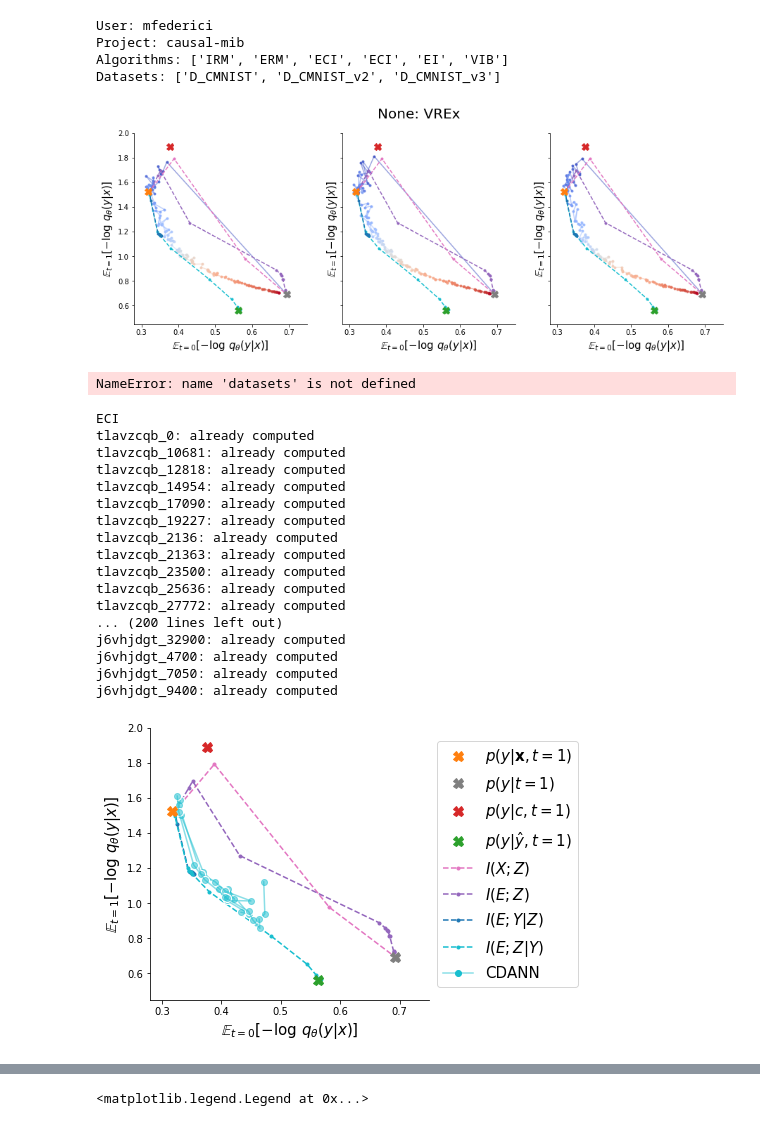
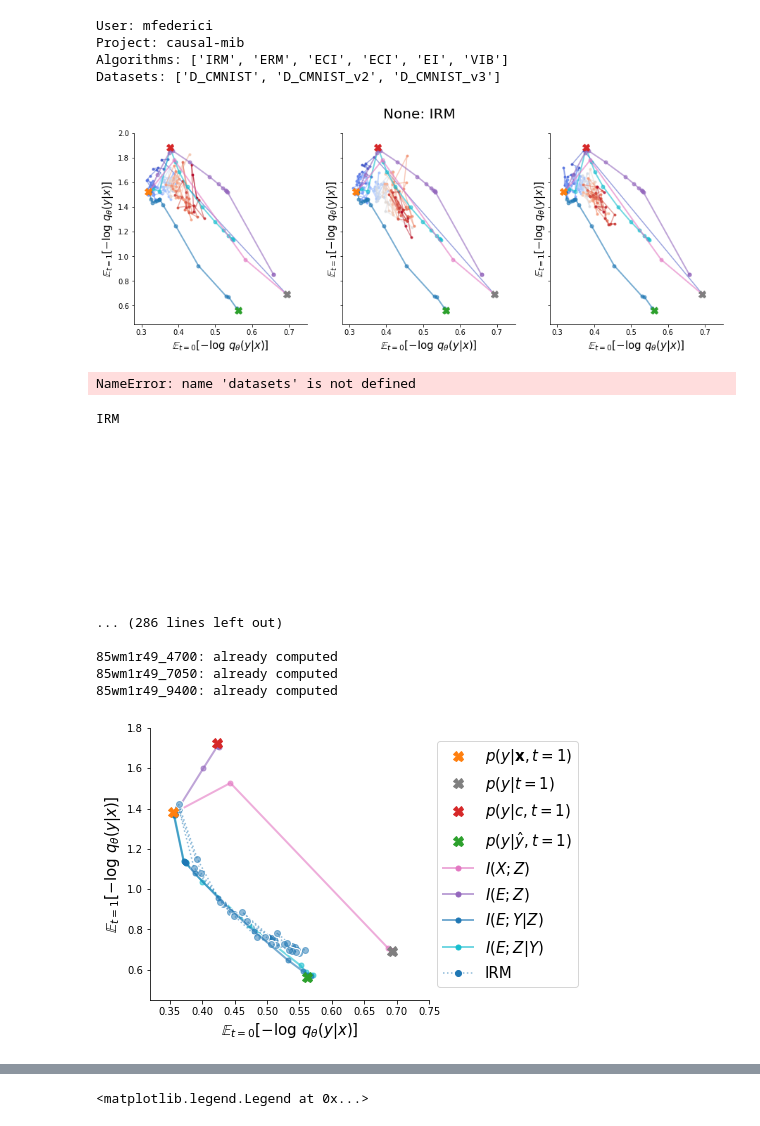
Before and after one commit to mfederici/JADE, a Jupyter notebook: results.ipynb, the cells around one changed output, grey strips where cells are left out. Cells and saved outputs as stored; diff of their text form; code cells hidden in the pictures.

Commit message:
Change in the IRM schedule

```diff
--- a/results.ipynb
+++ b/results.ipynb
@@ -266,8 +266,8 @@ process_run = {
 
 }
 # %%
-dataset = 'D_CMNIST_v2'
-algorithm = 'VREx'
+dataset = 'D_CMNIST_v3'
+algorithm = 'IRM'
 
 min_step = 0
 max_step = 30000
@@ -283,34 +283,34 @@ if len(runs)==1:
 sns.despine()
 
 f.suptitle('%s: %s'%(rm.get_name(dataset), rm.get_name(algorithm)), size=20)
 
 for j,run in enumerate(tqdm(runs)):
     #config_key = rm.algorithms_info[algorithm]['params']['beta']['config_key']
     #ax[j].set_title('$\\beta$= %f'%(run.config[config_key]))
 
     h = run.scan_history(min_step=min_step, max_step=max_step)
     data = [{'train':r['CE(train_t0)'],
                  'test':r['CE(test_t1)'],
                  'step': r['_step']} for r in h if 'CE(test_t1)' in r]
     run_data = pd.DataFrame(data)
     #process_run[dataset]['sample'](run,10000)
     colors = np.array([cmap(v/run_data['step'].values.max())
                        for v in run_data['step'].values[:len(run_data['step'].values)]])
 
 
     for i in range(len(colors)):
         ax[j].plot(run_data['train'][i], run_data['test'][i],'.',color=colors[i], alpha=0.8)
         ax[j].plot(run_data['train'][i:i+2], run_data['test'][i:i+2],'-',color=colors[i], alpha=0.5)
 
     decorate_plot(rm.datasets_info[dataset], rm.style_info, ax[j])
 
 
 
         #ax[j].set_title(run_name, fontsize=20)
 
 #ax[-1].legend(fontsize=12)
 # %% [output]
-[figure, old version]
+[figure, new version]
 # %%
 x = datasets['train_t0'][31]['x'].permute(1,2,0)
 im = torch.cat([x, x[:,:,0].unsqueeze(-1)*0],2).numpy().astype(np.float)
@@ -319,9 +319,9 @@ plt.axis('off')
 # %% [output]
 NameError: name 'datasets' is not defined
 # %%
-dataset = 'D_CMNIST_v2'
+dataset = 'D_CMNIST'
 
-max_iterations = 35000
+max_iterations = 40000
 
 recompute = False
 arch_filepath = 'definitions/architectures/CMNIST.py'
@@ -400,7 +400,7 @@ for algorithm in rm.get_algorithms(dataset):
 
             evaluation['rid'] = run.id
             evaluation['iterations'] = iteration
-            evaluation['beta'] = trainer.beta_scheduler(self.trainer)
+            #evaluation['beta'] = trainer.beta_scheduler(trainer.iteration)
 
             results.append(evaluation)
 
@@ -410,23 +410,23 @@ with open(data_filepath, 'w') as file:
 
 results = pd.DataFrame(results)
 # %% [output]
-ECI
-tlavzcqb_0: already computed
-tlavzcqb_10681: already computed
-tlavzcqb_12818: already computed
-tlavzcqb_14954: already computed
-tlavzcqb_17090: already computed
-tlavzcqb_19227: already computed
-tlavzcqb_2136: already computed
-tlavzcqb_21363: already computed
-tlavzcqb_23500: already computed
-tlavzcqb_25636: already computed
-tlavzcqb_27772: already computed
-... (200 lines left out)
-j6vhjdgt_32900: already computed
-j6vhjdgt_4700: already computed
-j6vhjdgt_7050: already computed
-j6vhjdgt_9400: already computed
+IRM
+
+
+
+
+
+
+
+
+
+
+
+... (286 lines left out)
+
+85wm1r49_4700: already computed
+85wm1r49_7050: already computed
+85wm1r49_9400: already computed
 # %%
 pd_r = pd.DataFrame(results)
 pd_r = pd_r.sort_values('iterations')
@@ -446,7 +446,8 @@ min_max = {
     'ECI': {'min': 4000, 'max': 25000},
     'EI': {'min': 4000, 'max': 25000},
     'VIB': {'min': 4000, 'max': 30000},
-    'VREx': {'min': 4000, 'max': 30000}
+    'VREx': {'min': 4000, 'max': 30000},
+     'IRM': {'min': 4000, 'max': 30000}
 }
 
 for rid in pd_r['rid'].unique():
@@ -458,7 +459,7 @@ for rid in pd_r['rid'].unique():
     params = rm.style_info[algorithm]['params']
     label = rm.style_info[algorithm]['name']
 
-    if label!='CDANN':# and label!='VIB' :
+    if label!='IRM':# and label!='VIB' :
         continue
 
     if label in legend_items:
@@ -494,7 +495,7 @@ for text in leg.get_texts():
     if label in replace_labels:
         text.set_text(replace_labels[label])
 # %% [output]
-[figure, old version]
+[figure, new version]
 # %%
 data
 # %% [output]
```
Also changed, not shown: parts of 1 cell of this notebook, 5 other files.
